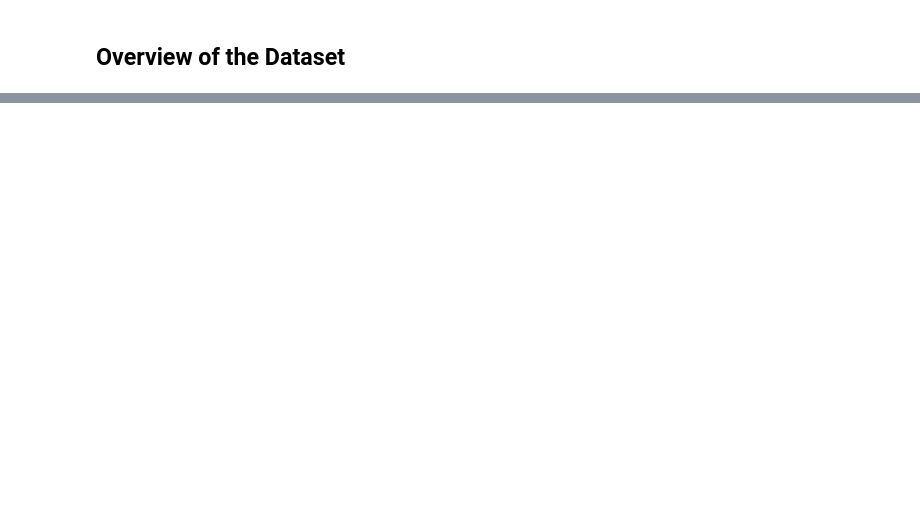
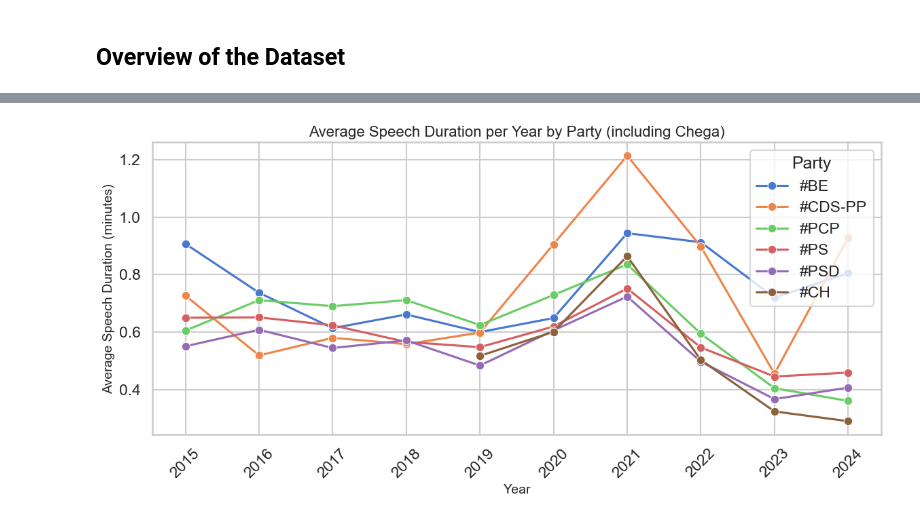
Before and after one commit to elisaonder/master-thesis, a Jupyter notebook: first_approach.ipynb, the cells around one changed output, grey strips where cells are left out. Drawn from its saved outputs; the diff is of its cells as text; code cells hidden in the pictures; blank space fills up the shorter version.

Commit message:
EDA: Chega trends part 1

```diff
--- a/first_approach.ipynb
+++ b/first_approach.ipynb
@@ -12,7 +13,7 @@ In this step, we parse the ParlaMint-PT TEI-encoded parliamentary debates and tr
 The result is stored in a pandas DataFrame where each row corresponds to a single utterance (<u> element) in the corpus.
 # %%
 # Path to your TEI files
-tei_path = "/Users/elisaonder/Desktop/ParlaMint-PT.TEI"
+tei_path = r"C:\Users\Joana & Sofia\Documents\Ju\NOVA SBE\Thesis\ParlaMint-PT.TEI"
 
 # Load speaker metadata if listPerson.xml exists
 speakers_dict = {}
@@ -205,3 +209,37 @@ plt.show()
 [figure]
 [figure]
 [figure]
+# %%
+# Make sure we have minutes
+df['minutes'] = df['word_count'] / 150
+
+# Average speech duration per year & party
+avg_minutes_by_party_year = (
+    df.groupby(['year','party_name'])['minutes']
+      .mean()
+      .reset_index()
+)
+
+# Pick top N parties + Chega
+top_parties = df['party_name'].value_counts().head(5).index.tolist()
+if "#CH" not in top_parties:
+    top_parties.append("#CH")
+
+plot_data = avg_minutes_by_party_year[avg_minutes_by_party_year['party_name'].isin(top_parties)]
+
+# Plot
+plt.figure(figsize=(12,6))
+sns.lineplot(
+    data=plot_data,
+    x='year', y='minutes',
+    hue='party_name', marker="o"
+)
+plt.title("Average Speech Duration per Year by Party (including Chega)", fontsize=16)
+plt.xlabel("Year", fontsize=14)
+plt.ylabel("Average Speech Duration (minutes)", fontsize=14)
+plt.xticks(rotation=45)
+plt.legend(title="Party")
+plt.tight_layout()
+plt.show()
+# %% [output]
+[figure, added]
```
Also changed, not shown: parts of 18 cells of this notebook.
